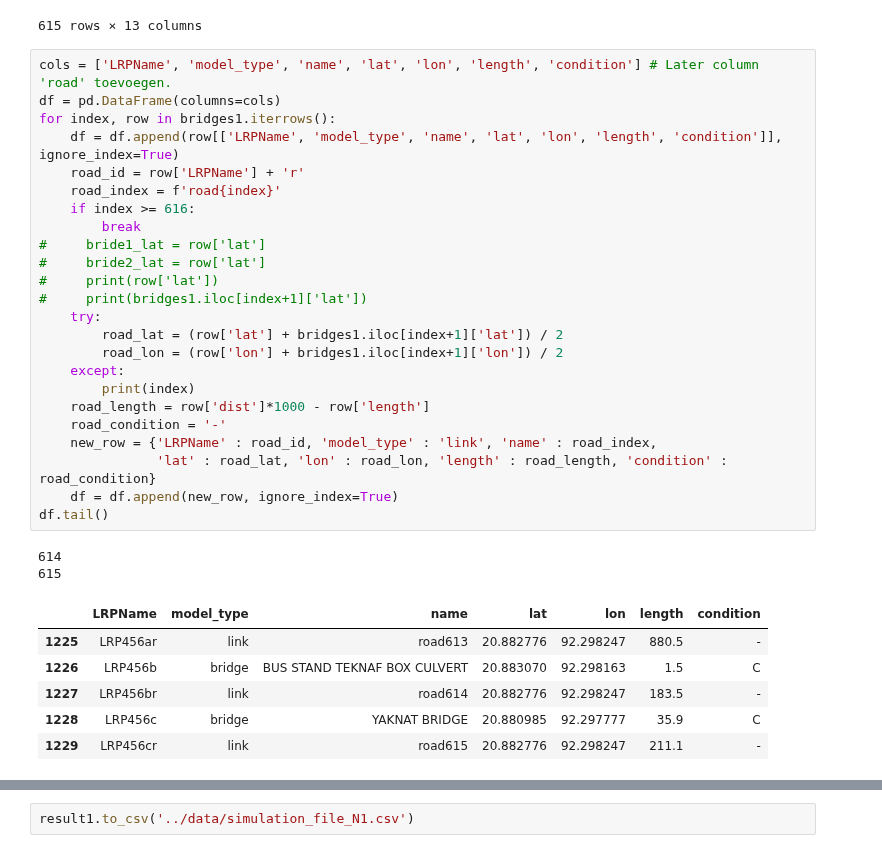
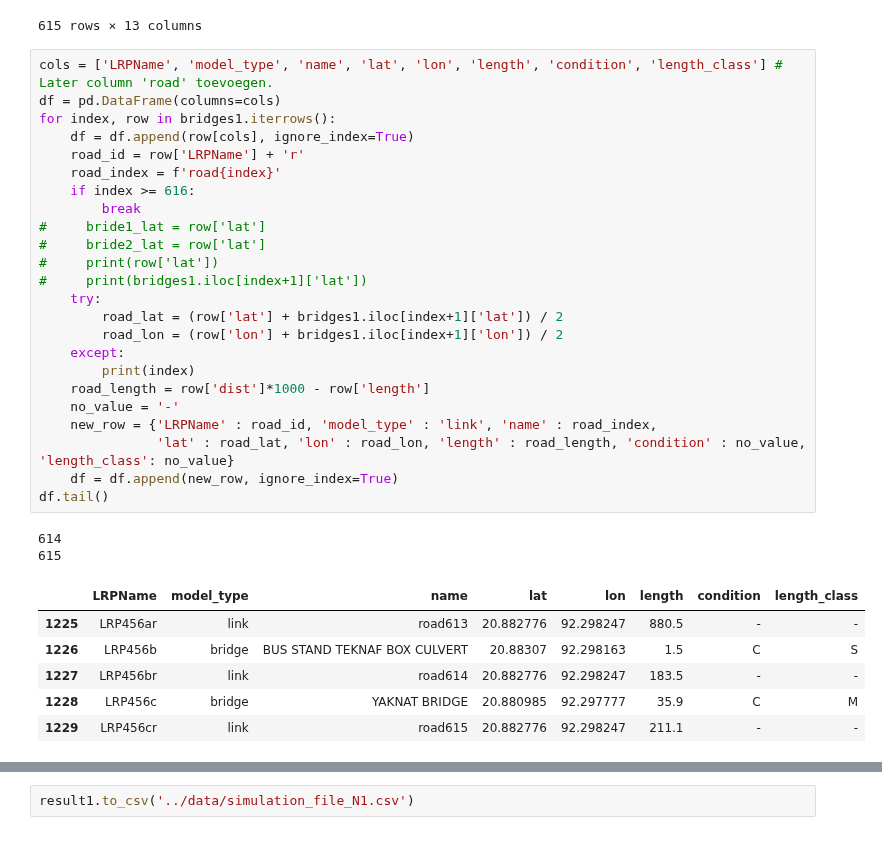
Before and after one commit to EwoutH/EPA1352-Adv-Simulation, a Jupyter notebook: EPA1352-G06-A2/notebooks/bridges_eda.ipynb, the cells around one changed output, grey strips where cells are left out. Drawn from its saved outputs; the diff is of its cells as text.

```diff
--- a/EPA1352-G06-A2/notebooks/bridges_eda.ipynb
+++ b/EPA1352-G06-A2/notebooks/bridges_eda.ipynb
@@ -140,38 +140,38 @@ bridges1
 | 615 | 15734 | 460.113 | RCC Girder Bridge | LRP456c | YAKNAT BRIDGE | 35.9 | C | 460.113 | 20.880985 | 92.297777 | ... |
 615 rows × 13 columns
 # %%
-cols = ['LRPName', 'model_type', 'name', 'lat', 'lon', 'length', 'condition'] # Later column 'road' toevoegen.
+cols = ['LRPName', 'model_type', 'name', 'lat', 'lon', 'length', 'condition', 'length_class'] # Later column 'road' toevoegen.
 df = pd.DataFrame(columns=cols)
 for index, row in bridges1.iterrows():
-    df = df.append(row[['LRPName', 'model_type', 'name', 'lat', 'lon', 'length', 'condition']], ignore_index=True)
+    df = df.append(row[cols], ignore_index=True)
     road_id = row['LRPName'] + 'r'
     road_index = f'road{index}'
     if index >= 616:
         break
 #     bride1_lat = row['lat']
 #     bride2_lat = row['lat']
 #     print(row['lat'])
 #     print(bridges1.iloc[index+1]['lat'])
     try:
         road_lat = (row['lat'] + bridges1.iloc[index+1]['lat']) / 2
         road_lon = (row['lon'] + bridges1.iloc[index+1]['lon']) / 2
     except:
         print(index)
     road_length = row['dist']*1000 - row['length']
-    road_condition = '-'
+    no_value = '-'
     new_row = {'LRPName' : road_id, 'model_type' : 'link', 'name' : road_index,
-               'lat' : road_lat, 'lon' : road_lon, 'length' : road_length, 'condition' : road_condition}
+               'lat' : road_lat, 'lon' : road_lon, 'length' : road_length, 'condition' : no_value, 'length_class': no_value}
     df = df.append(new_row, ignore_index=True)
 df.tail()
 # %% [output]
 614
 615
-|  | LRPName | model_type | name | lat | lon | length | condition |
-| 1225 | LRP456ar | link | road613 | 20.882776 | 92.298247 | 880.5 | - |
-| 1226 | LRP456b | bridge | BUS STAND TEKNAF BOX CULVERT | 20.883070 | 92.298163 | 1.5 | C |
-| 1227 | LRP456br | link | road614 | 20.882776 | 92.298247 | 183.5 | - |
-| 1228 | LRP456c | bridge | YAKNAT BRIDGE | 20.880985 | 92.297777 | 35.9 | C |
-| 1229 | LRP456cr | link | road615 | 20.882776 | 92.298247 | 211.1 | - |
+|  | LRPName | model_type | name | lat | lon | length | condition | length_class |
+| 1225 | LRP456ar | link | road613 | 20.882776 | 92.298247 | 880.5 | - | - |
+| 1226 | LRP456b | bridge | BUS STAND TEKNAF BOX CULVERT | 20.88307 | 92.298163 | 1.5 | C | S |
+| 1227 | LRP456br | link | road614 | 20.882776 | 92.298247 | 183.5 | - | - |
+| 1228 | LRP456c | bridge | YAKNAT BRIDGE | 20.880985 | 92.297777 | 35.9 | C | M |
+| 1229 | LRP456cr | link | road615 | 20.882776 | 92.298247 | 211.1 | - | - |
 # %%
 result = df.copy()
 result.rename(columns={'LRPName' : 'id'}, inplace=True)
```
Also changed, not shown: parts of 2 cells of this notebook.
